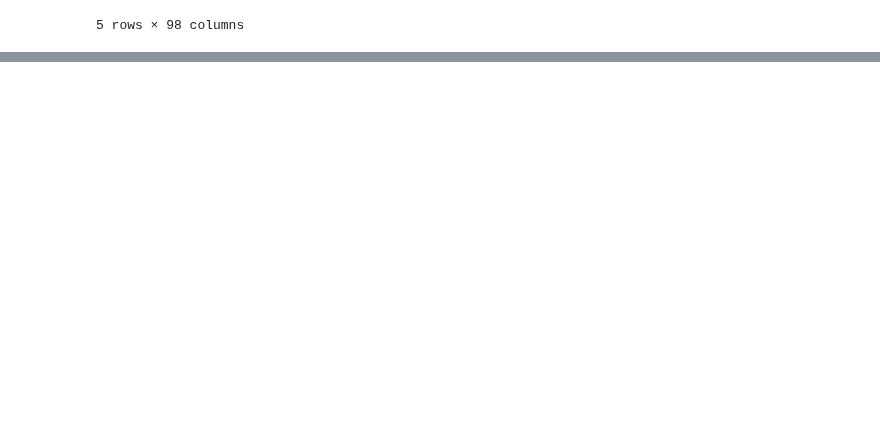
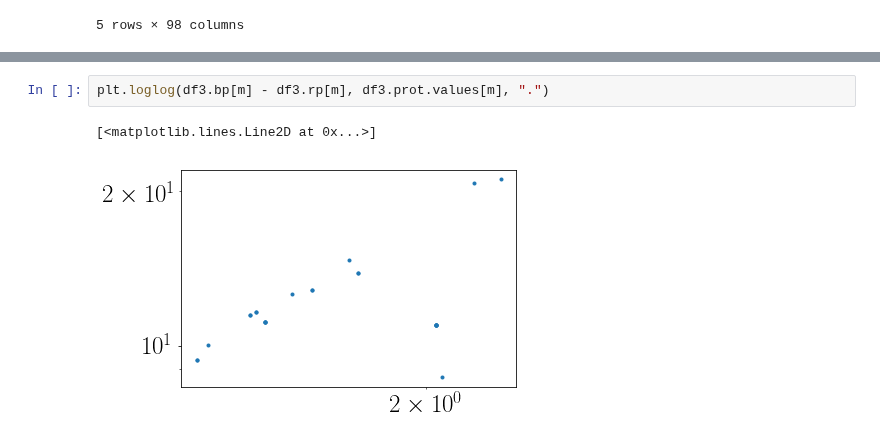
Before and after one commit to RuthAngus/stardate, a Jupyter notebook: code/Hyades.ipynb, the cells around one changed output, grey strips where cells are left out. Drawn from its saved outputs; the diff is of its cells as text; blank space fills up the shorter version.

```diff
--- a/code/Hyades.ipynb
+++ b/code/Hyades.ipynb
@@ -365,0 +370,5 @@ plt.plot(df3.bp[m] - df3.rp[m], df3.prot.values[m], ".")
+# %%
+plt.loglog(df3.bp[m] - df3.rp[m], df3.prot.values[m], ".")
+# %% [output]
+[<matplotlib.lines.Line2D at 0x...>]
+[figure, added]
```
Also changed, not shown: parts of 22 cells of this notebook.
